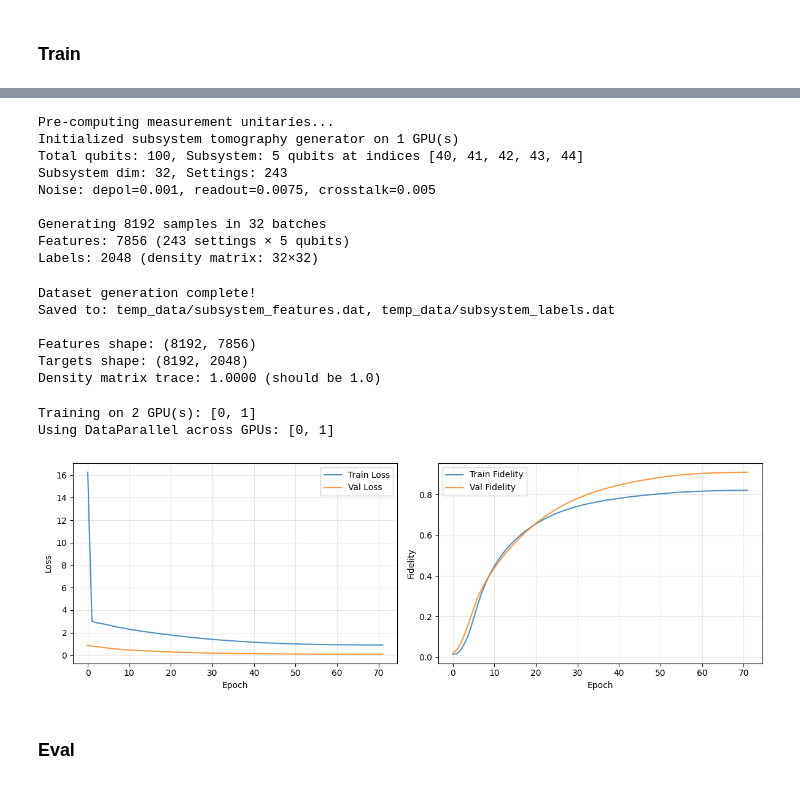
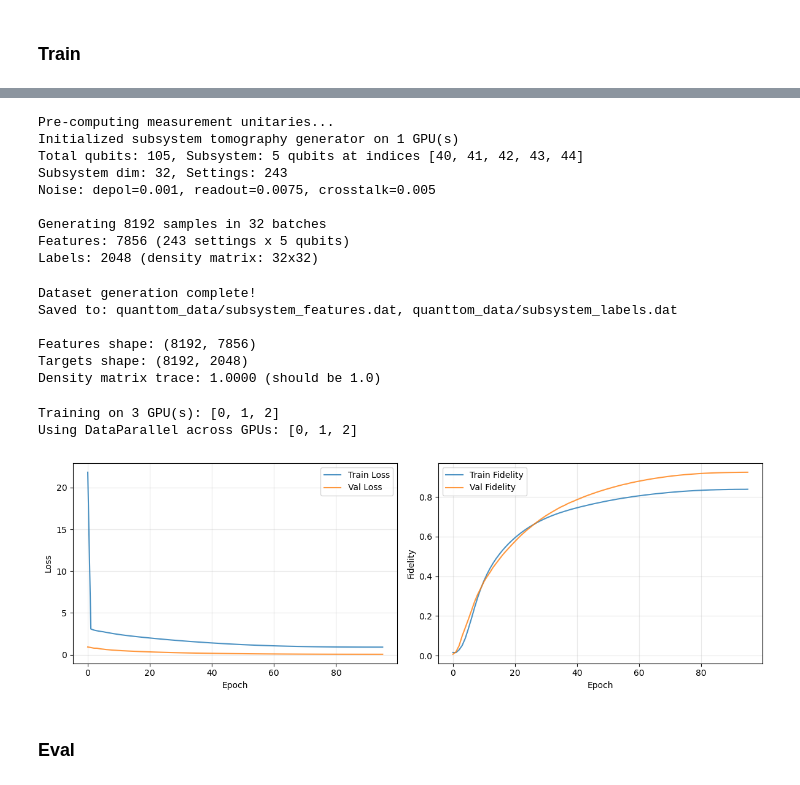
Before and after one commit to dhr412/quantum-state-nn, a Jupyter notebook: src/qubit_state_nn.ipynb, the cells around one changed output, grey strips where cells are left out. Drawn from its saved outputs; the diff is of its cells as text; code cells hidden in the pictures.

```diff
--- a/src/qubit_state_nn.ipynb
+++ b/src/qubit_state_nn.ipynb
@@ -20,7 +22,7 @@ from concurrent.futures import ThreadPoolExecutor
 # %%
 class SubsystemQuantumTomographyGenerator:
     def __init__(self, total_qubits: int, subsystem_size: int, subsystem_indices: List[int], dataset_size: int, shots_per_setting: int = 1000, depolarizing_noise: float = 0.001, readout_error: float = 0.02, crosstalk_error: float = 0.005, thermal_population: float = 0.01, seed: int = None, temp_dir: str = "temp_data", batch_size: int = 32, gpu_id: int = 0):
-        assert subsystem_size <= 10, "Subsystem size must be ≤10 for full tomography"
+        assert subsystem_size <= 10, "Subsystem size must be â‰¤10 for full tomography"
         assert len(subsystem_indices) == subsystem_size
         assert max(subsystem_indices) < total_qubits
 
@@ -58,7 +60,7 @@ class SubsystemQuantumTomographyGenerator:
         self.single_qubit_gates = {
             "Z": cp.eye(2, dtype=cp.complex64),
             "X": cp.array([[1, 1], [1, -1]], dtype=cp.complex64) / cp.sqrt(2), # Hadamard
-            "Y": cp.array([[1, -1], [1j, 1j]], dtype=cp.complex64) / cp.sqrt(2) # H·S+
+            "Y": cp.array([[1, -1], [1j, 1j]], dtype=cp.complex64) / cp.sqrt(2) # HÂ·S+
         }
         self._unitary_cache = {}
         print("Pre-computing measurement unitaries...")
@@ -1071,19 +1073,3 @@ def evaluate_model(model, x_test, y_test, state_dim, measurement_settings, singl
     return results
 # %% [markdown]
 ### Train
-# %%
-n_gpus = cp.cuda.runtime.getDeviceCount()
-print(f"\nFound {n_gpus} GPU(s):")
-print("-" * 60)
-
-for i in range(n_gpus):
-    with cp.cuda.Device(i):
-        props = cp.cuda.runtime.getDeviceProperties(i)
-        mem_info = cp.cuda.Device(i).mem_info
-        free_mem = mem_info[0] / (1024**3) # GB
-        total_mem = mem_info[1] / (1024**3) # GB
-
-        print(f"GPU {i}: {props['name'].decode()}")
-        print(f"  Memory: {free_mem:.2f} GB free / {total_mem:.2f} GB total")
-        print(f"  Compute Capability: {props['major']}.{props['minor']}")
-        print(f"  Multiprocessors: {props['multiProcessorCount']}")
@@ -1104,7 +1079,7 @@ SUBSYS_SIZE = 5
 STATE_DIM = 2**SUBSYS_SIZE
 
 generator = SubsystemQuantumTomographyGenerator(
-    total_qubits=100,
+    total_qubits=105,
     subsystem_size=SUBSYS_SIZE,
     subsystem_indices=[i for i in range(40, 40+SUBSYS_SIZE)],
     dataset_size=8192,
@@ -1115,12 +1090,15 @@ generator = SubsystemQuantumTomographyGenerator(
     thermal_population=0.01,
     batch_size=256,
     gpu_id=0,
-    seed=RANDOM_SEED
+    seed=RANDOM_SEED,
+    temp_dir="quanttom_data",
 )
 
 X, y = generator.generate_memmap_dataset()
 
-X = (X - X.mean(axis=0)) / (X.std(axis=0) + 1e-8)
+scaler = StandardScaler()
+X = scaler.fit_transform(X)
+joblib.dump(scaler, "scaler.pkl")
 
 print(f"\nFeatures shape: {X.shape}")
 print(f"Targets shape: {y.shape}")
@@ -1133,15 +1111,15 @@ print(f"Density matrix trace: {trace:.4f} (should be 1.0)")
 # %% [output]
 Pre-computing measurement unitaries...
 Initialized subsystem tomography generator on 1 GPU(s)
-Total qubits: 100, Subsystem: 5 qubits at indices [40, 41, 42, 43, 44]
+Total qubits: 105, Subsystem: 5 qubits at indices [40, 41, 42, 43, 44]
 Subsystem dim: 32, Settings: 243
 Noise: depol=0.001, readout=0.0075, crosstalk=0.005
 
 Generating 8192 samples in 32 batches
-Features: 7856 (243 settings × 5 qubits)
-Labels: 2048 (density matrix: 32×32)
+Features: 7856 (243 settings x 5 qubits)
+Labels: 2048 (density matrix: 32x32)
 Dataset generation complete!
-Saved to: temp_data/subsystem_features.dat, temp_data/subsystem_labels.dat
+Saved to: quanttom_data/subsystem_features.dat, quanttom_data/subsystem_labels.dat
 
 Features shape: (8192, 7856)
 Targets shape: (8192, 2048)
@@ -1149,18 +1127,18 @@ Density matrix trace: 1.0000 (should be 1.0)
 # %%
 x_train, x_temp, y_train, y_temp = train_test_split(X, y, test_size=0.2, random_state=RANDOM_SEED)
 x_val, x_test, y_val, y_test = train_test_split(x_temp, y_temp, test_size=0.5, random_state=RANDOM_SEED)
 
 trained_model = train_model(
     x_train, y_train, x_val, y_val,
     matrix_dim=STATE_DIM,
-    epochs=72,
+    epochs=96,
     batch_size=48,
     lr=1e-4,
 )
 # %% [output]
-Training on 2 GPU(s): [0, 1]
-Using DataParallel across GPUs: [0, 1]
+Training on 3 GPU(s): [0, 1, 2]
+Using DataParallel across GPUs: [0, 1, 2]
-[figure, old version]
+[figure, new version]
 # %% [markdown]
 ### Eval
 # %%
```
Also changed, not shown: parts of 5 cells of this notebook.
